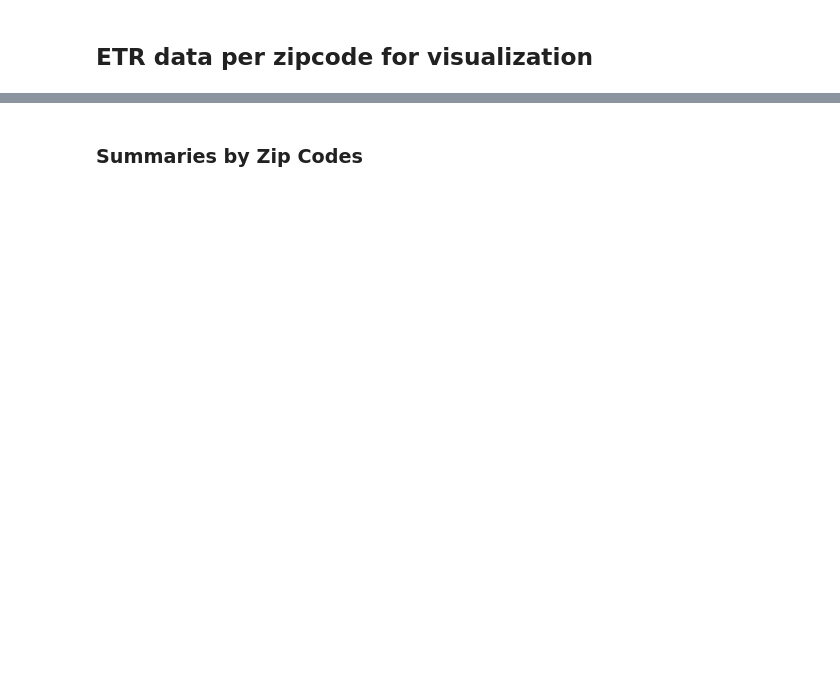
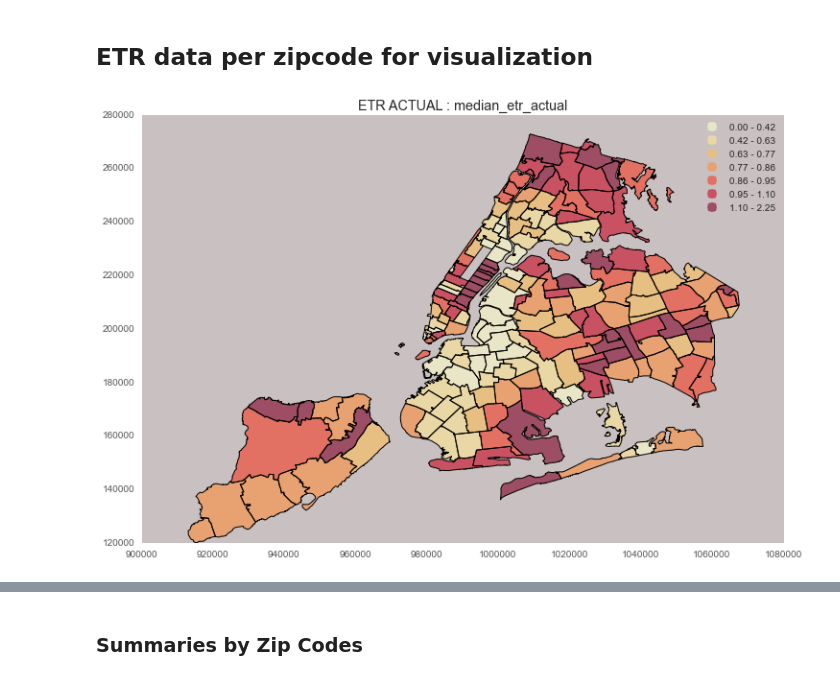
Before and after one commit to mu529/property_tax, a Jupyter notebook: ETR-All.ipynb, the cells around one changed output, grey strips where cells are left out. Cells and saved outputs as stored; diff of their text form; code cells hidden in the pictures; blank space fills up the shorter version.

```diff
--- a/ETR-All.ipynb
+++ b/ETR-All.ipynb
@@ -622,16 +672,19 @@ buildings[:10]
 # %% [markdown]
 ## ETR data per zipcode for visualization
 # %%
-ETR_UNIT_ZIP = pd.DataFrame({'STD_UNIT':finale.groupby('ZIP_CODE',axis=0)['ETR_ACTUAL_UNIT'].std(),
-                            'MEAN_UNIT':finale.groupby('ZIP_CODE',axis=0)['ETR_ACTUAL_UNIT'].mean(),
-                            'MEDIAN_UNIT':finale.groupby('ZIP_CODE',axis=0)['ETR_ACTUAL_UNIT'].median()}).reset_index()
+ETR_ACTUAL_ZIP = pd.DataFrame({'STD_ETR_ACTUAL':finale.groupby('ZIP_CODE',axis=0)['ETR_ACTUAL_UNIT'].std(),
+                            'MEAN_ETR_ACTUAL':finale.groupby('ZIP_CODE',axis=0)['ETR_ACTUAL_UNIT'].mean(),
+                            'MEDIAN_ETR_ACTUAL':finale.groupby('ZIP_CODE',axis=0)['ETR_ACTUAL_UNIT'].median()}).reset_index()
 # %%
 def plot(df,color,title,column):
     df = df.merge(zipcodes, on='ZIP_CODE',how='inner')
     df_ = gpd.GeoDataFrame(df)
+    df_.crs = {'init': 'epsg:2263'}
     f, ax = plt.subplots(figsize=(12,8));
     ax.set_axis_bgcolor(color);
     plt.grid('off');
     df_.plot(column=column, scheme='QUANTILES', k=7, alpha=0.6, colormap='YlOrRd', axes=ax, legend=True);
     title = title + ' : ' + column.lower()
+    #mplleaflet.display(fig=f, crs={'init': 'epsg:2263'},
+    #tiles=('http://{s}.basemaps.cartocdn.com/light_all/{z}/{x}/{y}.png','attribution'))
     plt.title(title);
@@ -640 +691,5 @@ plot(ETR_UNIT_ZIP,'#C9C1C1','ETR per taxable unit','MEDIAN_UNIT')
+# %%
+plot(ETR_ACTUAL_ZIP,'#C9C1C1','ETR ACTUAL','MEDIAN_ETR_ACTUAL')
+# %% [output]
+[figure, added]
 # %%
```
Also changed, not shown: parts of 69 cells of this notebook.
